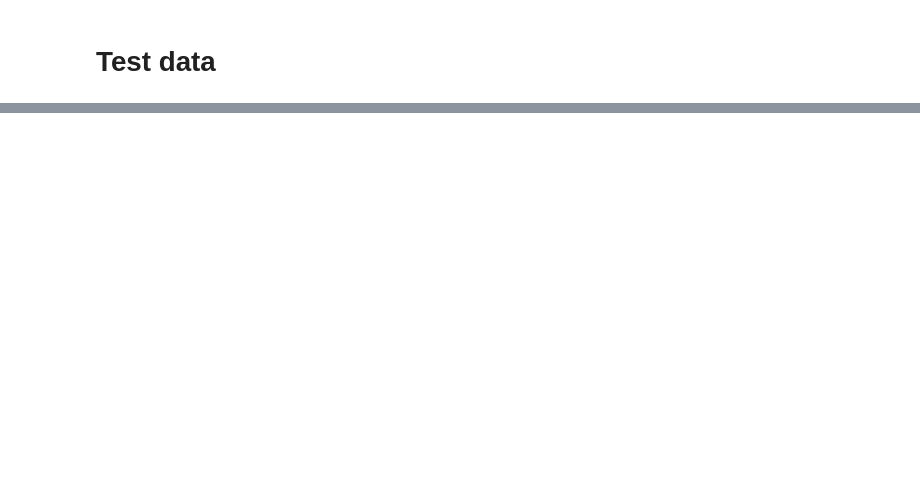
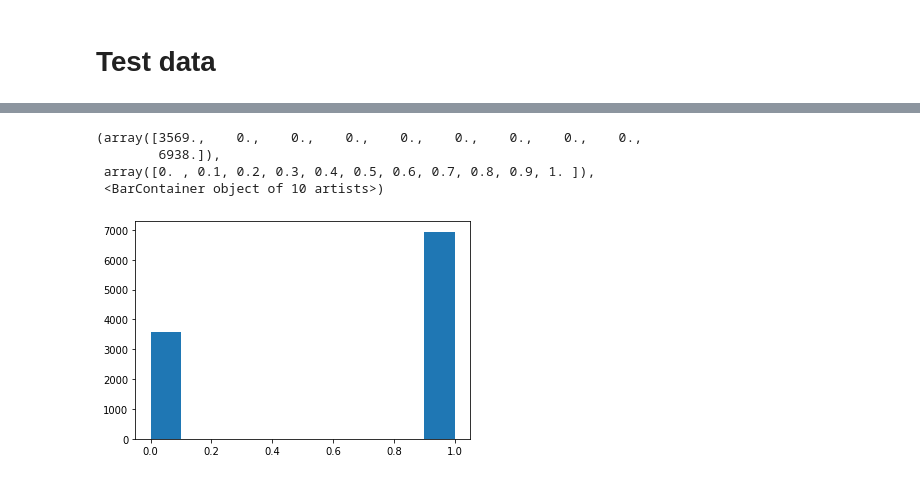
Before and after one commit to arunasank/6.864-project, a Jupyter notebook: code/Kolhatkar_et_al-new-data.ipynb, the cells around one changed output, grey strips where cells are left out. Saved outputs shown, nothing was run; the diff lists cells and outputs as text; code cells hidden in the pictures; blank space fills up the shorter version.

```diff
--- a/code/Kolhatkar_et_al-new-data.ipynb
+++ b/code/Kolhatkar_et_al-new-data.ipynb
@@ -72,7 +73,7 @@ True
 # %%
-train = pd.read_csv('../data/processed/training_data.csv')
-test = pd.read_csv('../data/processed/test_data.csv')
-val = pd.read_csv('../data/processed/val_data.csv')
+train = pd.read_csv('../data/train-mod.csv')
+test = pd.read_csv('../data/test-mod.csv')
+val = pd.read_csv('../data/val-mod.csv')
 # %%
 def modify_dataframe(dataset):
     dataset_ratings = dataset.filter(regex=('author_id|participantId|noteId|output|scaling|tweet_text|summary'))
@@ -222,0 +426,23 @@ print(test_ratings.groupby('output', as_index=False)['full_text_sentences_mean_w
+# %%
+def get_dataframe(source):
+    dataset = pd.DataFrame(source['summary'].unique())
+    dataset['summary'] = dataset[0]
+    dataset = dataset.drop(0, 1)
+    dataset['readability'] = dataset.apply(lambda row: get_readability(row['summary']), axis=1)
+    dataset['personal_description'] = dataset.apply(lambda row: calcPersonalXPScores(row['summary']), axis=1)
+    dataset['tokens'] = dataset.apply(lambda row: nltk.word_tokenize(row['summary']), axis = 1)
+    dataset['spell_check'] = dataset.apply(lambda row: len(spellchk.unknown(row['tokens'])), axis = 1)
+    dataset['ner_count'] = dataset['summary'].apply(lambda row: len(nlp(row).ents))
+    dataset['unequal'] = dataset.apply(lambda row: (row['spell_check'], row['ner_count']), axis=1)
+    dataset['act_spell_check'] = dataset.apply(lambda row: row['unequal'][0] - row['unequal'][1], axis=1)
+    dataset['act_spell_check'] = dataset.apply(lambda row: 0 if row['act_spell_check'] < 0 else row['act_spell_check'], axis=1)
+    dataset = dataset.drop(['spell_check', 'unequal'], 1)
+    dataset.rename(columns = {'act_spell_check':'spell_check'}, inplace = True)
+    count = lambda l1,l2: sum([1 for x in l1 if x in l2])
+    dataset['punctuation'] = dataset.apply(lambda row: count(row['summary'],set(string.punctuation)), axis = 1)
+    source = source.drop(['ner_count'], 1)
+    source = dataset.merge(source, on='summary')
+    source = source.drop(['Unnamed: 0'], 1)
+    source['length'] = source.apply(lambda row: np.array([row['full_text_average_word_length'], row['full_text_sentences_mean_word_count'], len(row['full_text_tokens']), len(row['full_text_sentences'])]), axis=1)
+    source['quality'] = source.apply(lambda row: np.array([row['personal_description'], row['readability'], row['punctuation'], row['spell_check']]), axis=1)
+    return source
@@ -222,0 +508,3 @@ print(test_ratings.groupby('output', as_index=False)['full_text_sentences_mean_w
+# %%
+test_features = get_dataframe(test)
+val_features = get_dataframe(val)
@@ -222,0 +623,8 @@ print(test_ratings.groupby('output', as_index=False)['full_text_sentences_mean_w
+# %%
+plt.hist(test_features['output'])
+# %% [output]
+(array([3569.,    0.,    0.,    0.,    0.,    0.,    0.,    0.,    0.,
+        6938.]),
+ array([0. , 0.1, 0.2, 0.3, 0.4, 0.5, 0.6, 0.7, 0.8, 0.9, 1. ]),
+ <BarContainer object of 10 artists>)
+[figure, added]
```
Also changed, not shown: parts of 93 cells of this notebook.
